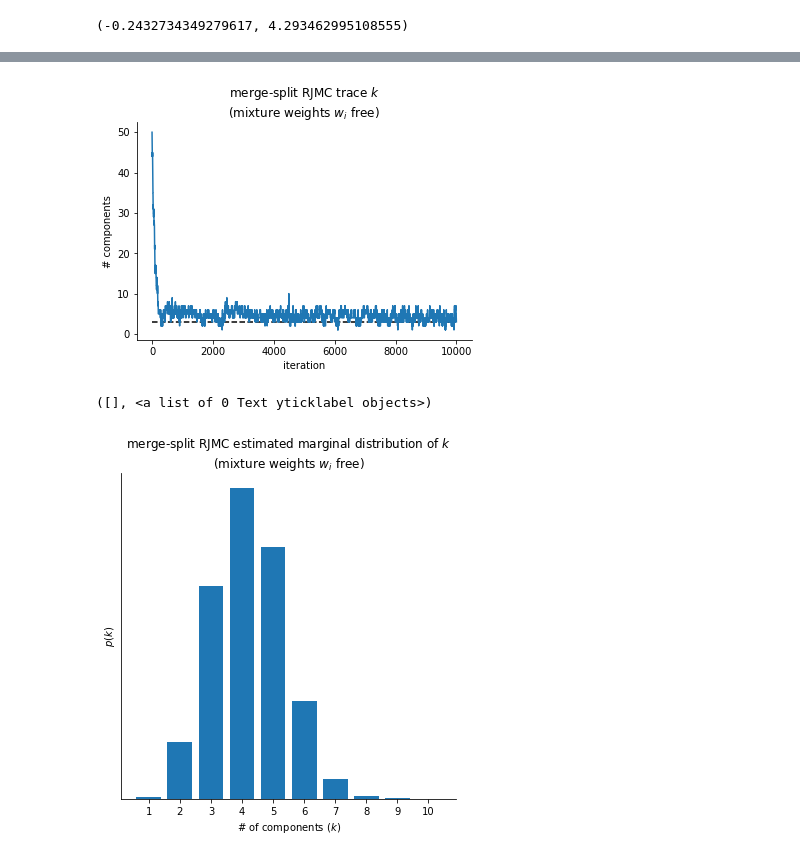
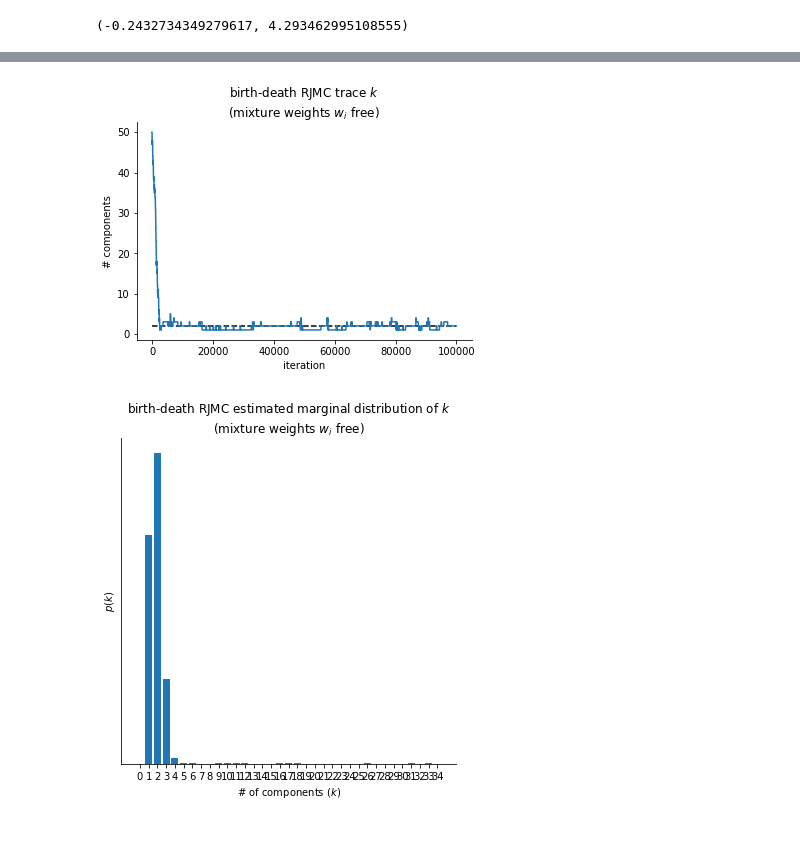
Before and after one commit to maxentile/notebooks, a Jupyter notebook: birth-death moves for RJMC of GMMs.ipynb, the cells around one changed output, grey strips where cells are left out. Saved outputs shown, nothing was run; the diff lists cells and outputs as text; code cells hidden in the pictures.

Commit message:
Run 10x longer, use one-component Metropolis moves, fix missing term in p_accept when n_components=1 or max_components

```diff
--- a/birth-death moves for RJMC of GMMs.ipynb
+++ b/birth-death moves for RJMC of GMMs.ipynb
@@ -53,10 +53,23 @@ data = np.zeros(n_data)
 #    #component = np.random.randint(n_components)
 #    data[i] = norm.rvs(loc=true_means[component], scale=true_stdevs[component])
 
+#n_components = 10
+#true_means = np.linspace(-5,5,n_components)
+#true_stdevs = np.random.rand(n_components)*0.5
+#true_weights = np.random.rand(n_components)
+#true_weights /= np.sum(true_weights)
+#n_data = 300
+#data = np.zeros(n_data)
+#for i in range(n_data):
+#    component = np.random.randint(n_components)
+#    data[i] = norm.rvs(loc=true_means[component], scale=true_stdevs[component])
+
+
+
 n_components = 3
 true_means = [-5.0,0.0,5.0]
 true_stdevs = np.ones(n_components)
-true_weights = np.ones(n_components) / n_components
+true_weights = np.ones(n_components) / 3
 n_data = 300
 data = np.zeros(n_data)
 for i in range(n_data):
@@ -358,5 +447,5 @@ init_weights = np.random.rand(init_n_components)
 init_weights /= np.sum(init_weights)
 init_theta = np.hstack([init_means, init_stdevs, init_weights])
 init_parents = [None] + list(range(init_n_components - 1))
-traj, acceptance_probabilities = rjmcmc_w_parents(init_theta, init_parents, n_steps=10000)
+traj, acceptance_probabilities = rjmcmc_w_parents(init_theta, init_parents, n_steps=100000)
 # %% [output]
@@ -577,28 +483,29 @@ ax.spines['right'].set_visible(False)
 ax.spines['top'].set_visible(False)
 plt.ylabel('# components')
 plt.xlabel('iteration')
-plt.title(r'merge-split RJMC trace $k$' + '\n(mixture weights ' + r'$w_i$ free)')
+plt.title(r'birth-death RJMC trace $k$' + '\n(mixture weights ' + r'$w_i$ free)')
 #plt.xscale('log')
-plt.savefig('birth-death-n-components.jpg', dpi=300)
+plt.savefig('birth-death-n-components-starting-from-50.jpg', dpi=300)
 # %% [output]
-[figure, old version]
+[figure, new version]
 # %%
 plt.figure(figsize=(6,6))
 
 burned_in = n_components_traj[1000:]
 
-n_components_range = sorted(list(set(burned_in)))
-counts = np.bincount(burned_in)[1:]
+counts = np.bincount(burned_in)
+n_components_range = list(range(len(counts)))
+
 ax = plt.subplot(111)
 
 plt.bar(n_components_range, counts / sum(counts))
 plt.xlabel(r'# of components ($k$)')
 plt.ylabel(r'$p(k)$')
 ax.spines['right'].set_visible(False)
 ax.spines['top'].set_visible(False)
-plt.title(r'merge-split RJMC estimated marginal distribution of $k$' + '\n(mixture weights ' + r'$w_i$ free)')
+plt.title(r'birth-death RJMC estimated marginal distribution of $k$' + '\n(mixture weights ' + r'$w_i$ free)')
 plt.xticks(n_components_range)
 plt.yticks([])
+plt.savefig('birth-death-marginals-starting-from-50.jpg', dpi=300)
 # %% [output]
-([], <a list of 0 Text yticklabel objects>)
-[figure, old version]
+[figure, new version]
```
Also changed, not shown: parts of 27 cells of this notebook.
